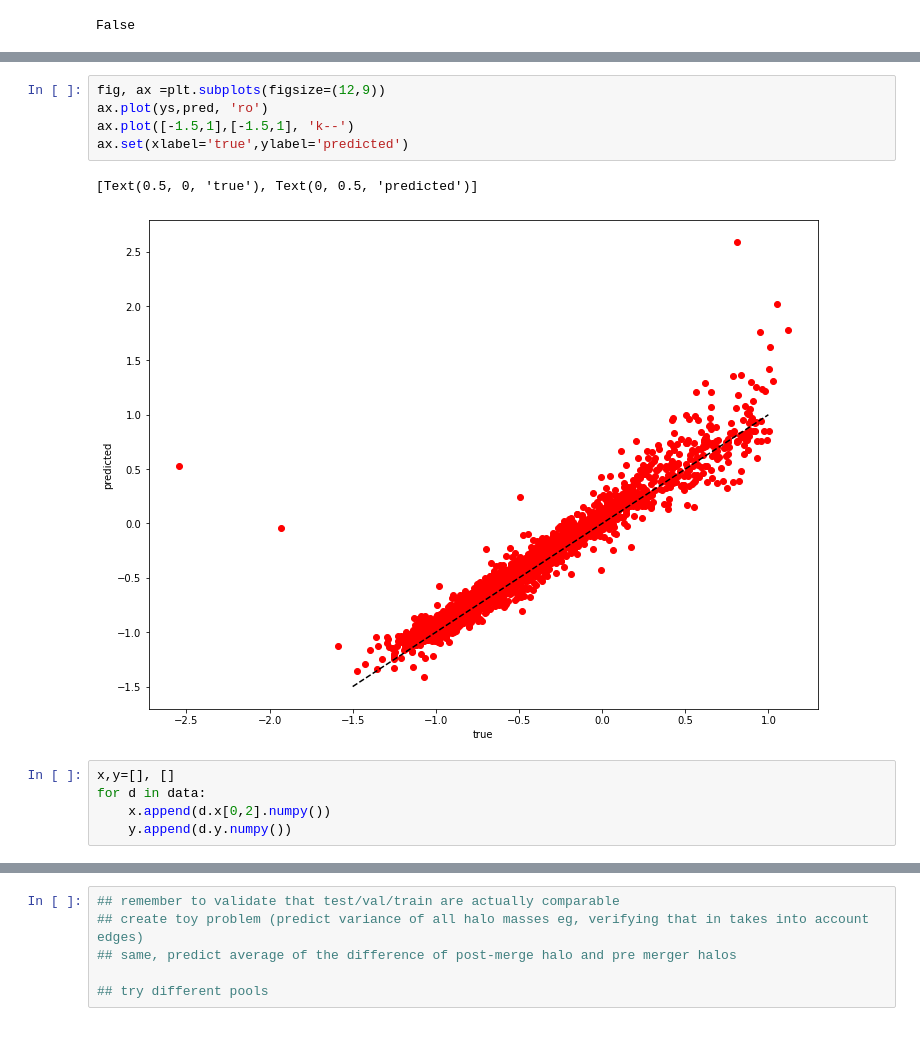
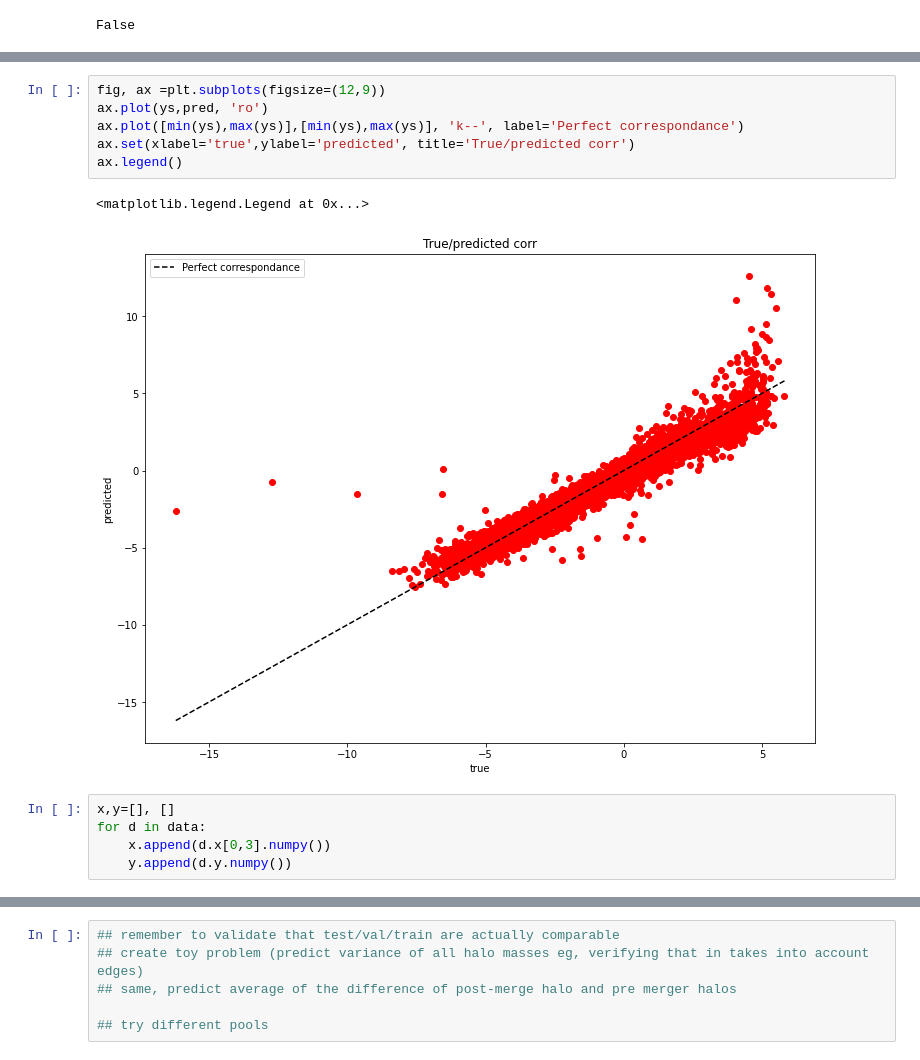
Before and after one commit to astrockragh/Mangrove, a Jupyter notebook: GCN0.ipynb, the cells around one changed output, grey strips where cells are left out. Drawn from its saved outputs; the diff is of its cells as text.

```diff
--- a/GCN0.ipynb
+++ b/GCN0.ipynb
@@ -145,13 +168,14 @@ plt.legend()
 # %%
 fig, ax =plt.subplots(figsize=(12,9))
 ax.plot(ys,pred, 'ro')
-ax.plot([-1.5,1],[-1.5,1], 'k--')
-ax.set(xlabel='true',ylabel='predicted')
+ax.plot([min(ys),max(ys)],[min(ys),max(ys)], 'k--', label='Perfect correspondance')
+ax.set(xlabel='true',ylabel='predicted', title='True/predicted corr')
+ax.legend()
 # %% [output]
-[Text(0.5, 0, 'true'), Text(0, 0.5, 'predicted')]
+<matplotlib.legend.Legend at 0x...>
-[figure, old version]
+[figure, new version]
 # %%
 x,y=[], []
 for d in data:
-    x.append(d.x[0,2].numpy())
+    x.append(d.x[0,3].numpy())
     y.append(d.y.numpy())
```
Also changed, not shown: parts of 11 cells of this notebook, 4 other files.
